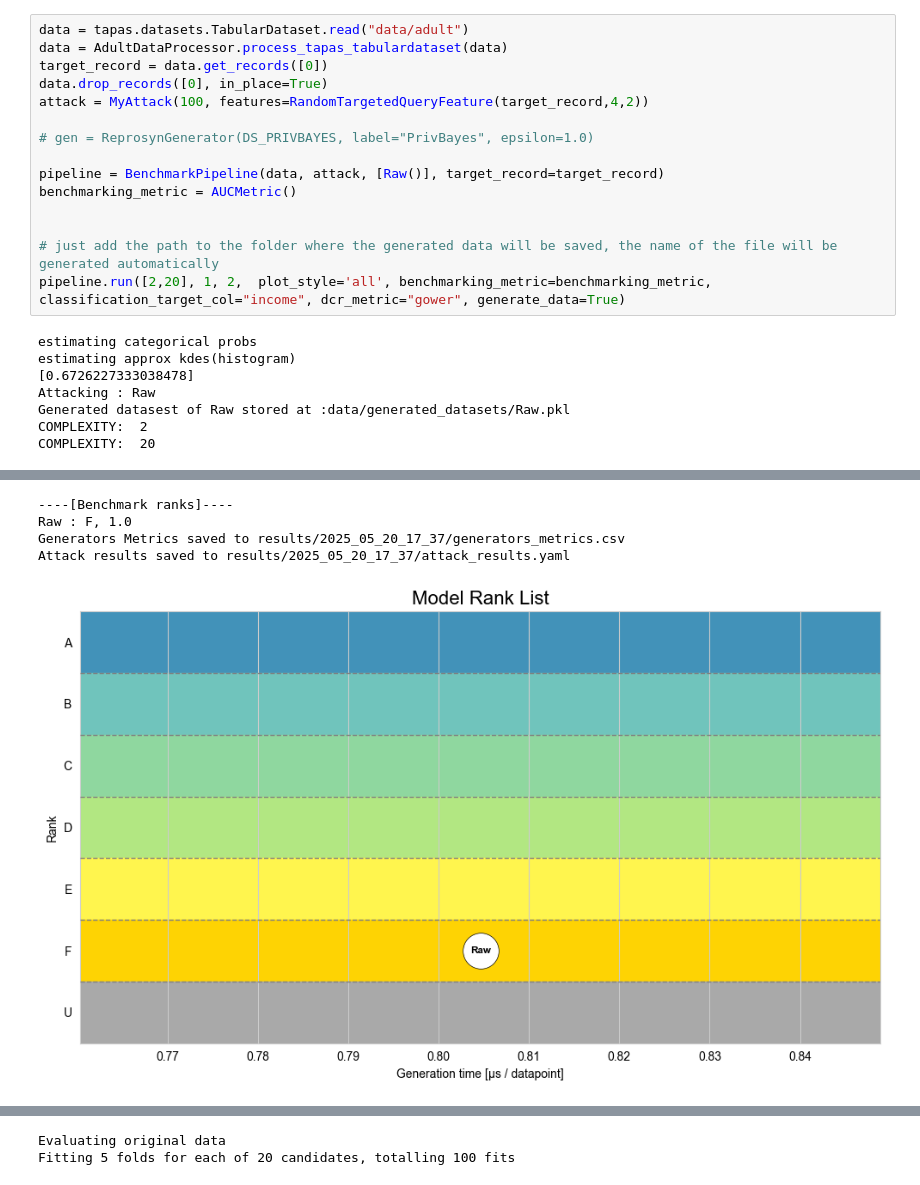
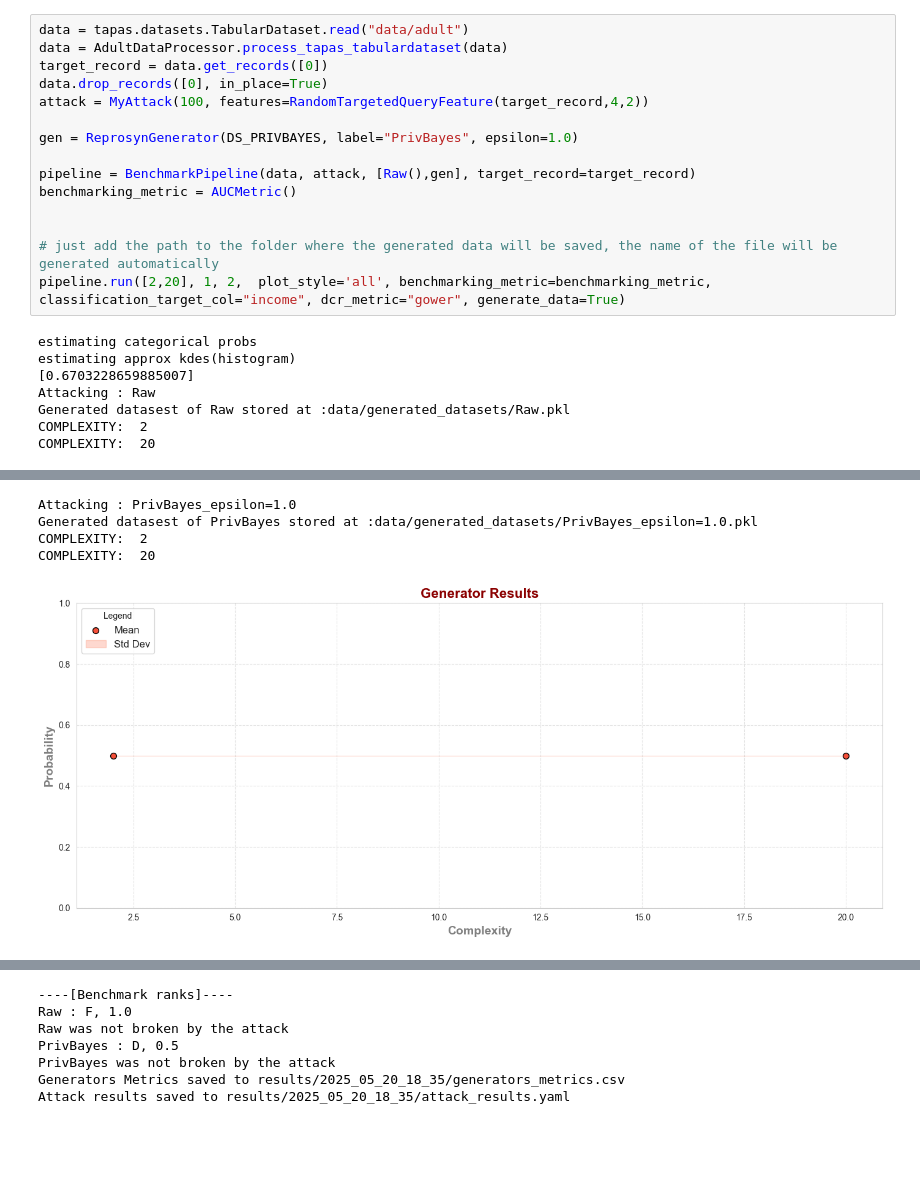
Before and after one commit to ArthGV/Benchmarking-of-Tabular-Synthetic-Data-Generation, a Jupyter notebook: privacy/run_pipeline.ipynb, the cells around one changed output, grey strips where cells are left out. Drawn from its saved outputs; the diff is of its cells as text; blank space fills up the shorter version.

```diff
--- a/privacy/run_pipeline.ipynb
+++ b/privacy/run_pipeline.ipynb
@@ -12,31 +16,31 @@ from utils.tapas.tapas_data_processors import AdultDataProcessor
 # %%
 data = tapas.datasets.TabularDataset.read("data/adult")
 data = AdultDataProcessor.process_tapas_tabulardataset(data)
 target_record = data.get_records([0])
 data.drop_records([0], in_place=True)
 attack = MyAttack(100, features=RandomTargetedQueryFeature(target_record,4,2))
 
-# gen = ReprosynGenerator(DS_PRIVBAYES, label="PrivBayes", epsilon=1.0)
+gen = ReprosynGenerator(DS_PRIVBAYES, label="PrivBayes", epsilon=1.0)
 
-pipeline = BenchmarkPipeline(data, attack, [Raw()], target_record=target_record)
+pipeline = BenchmarkPipeline(data, attack, [Raw(),gen], target_record=target_record)
 benchmarking_metric = AUCMetric()
 
 
 # just add the path to the folder where the generated data will be saved, the name of the file will be generated automatically
 pipeline.run([2,20], 1, 2,  plot_style='all', benchmarking_metric=benchmarking_metric,
 classification_target_col="income", dcr_metric="gower", generate_data=True)
 # %% [output]
 estimating categorical probs
 estimating approx kdes(histogram)
-[0.6726227333038478]
+[0.6703228659885007]
 Attacking : Raw
 Generated datasest of Raw stored at :data/generated_datasets/Raw.pkl
 COMPLEXITY:  2
 COMPLEXITY:  20
 [figure]
 [figure]
-----[Benchmark ranks]----
-Raw : F, 1.0
-Generators Metrics saved to results/2025_05_20_17_37/generators_metrics.csv
-Attack results saved to results/2025_05_20_17_37/attack_results.yaml
+Attacking : PrivBayes_epsilon=1.0
+Generated datasest of PrivBayes stored at :data/generated_datasets/PrivBayes_epsilon=1.0.pkl
+COMPLEXITY:  2
+COMPLEXITY:  20
-[figure, old version]
+[figure, new version]
@@ -44,2 +48,7 @@ Attack results saved to results/2025_05_20_17_37/attack_results.yaml
-Evaluating original data
-Fitting 5 folds for each of 20 candidates, totalling 100 fits
+----[Benchmark ranks]----
+Raw : F, 1.0
+Raw was not broken by the attack
+PrivBayes : D, 0.5
+PrivBayes was not broken by the attack
+Generators Metrics saved to results/2025_05_20_18_35/generators_metrics.csv
+Attack results saved to results/2025_05_20_18_35/attack_results.yaml
```
Also changed, not shown: parts of 6 cells of this notebook, 12 other files.
